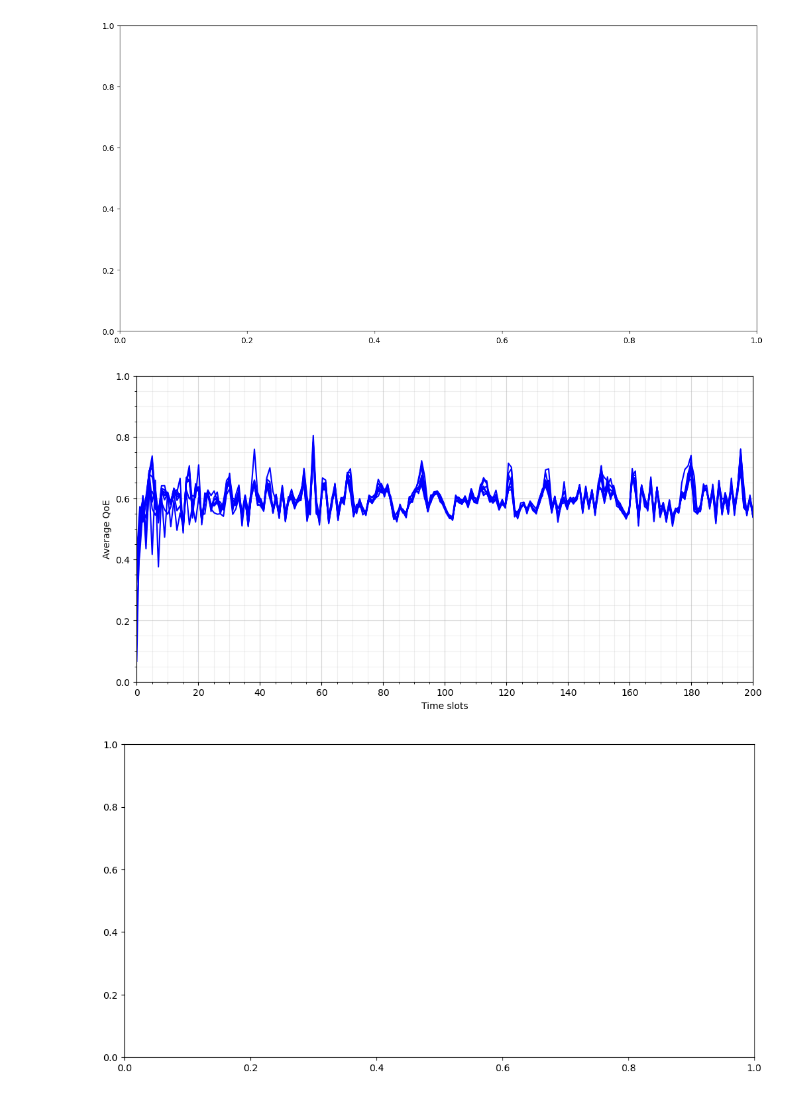
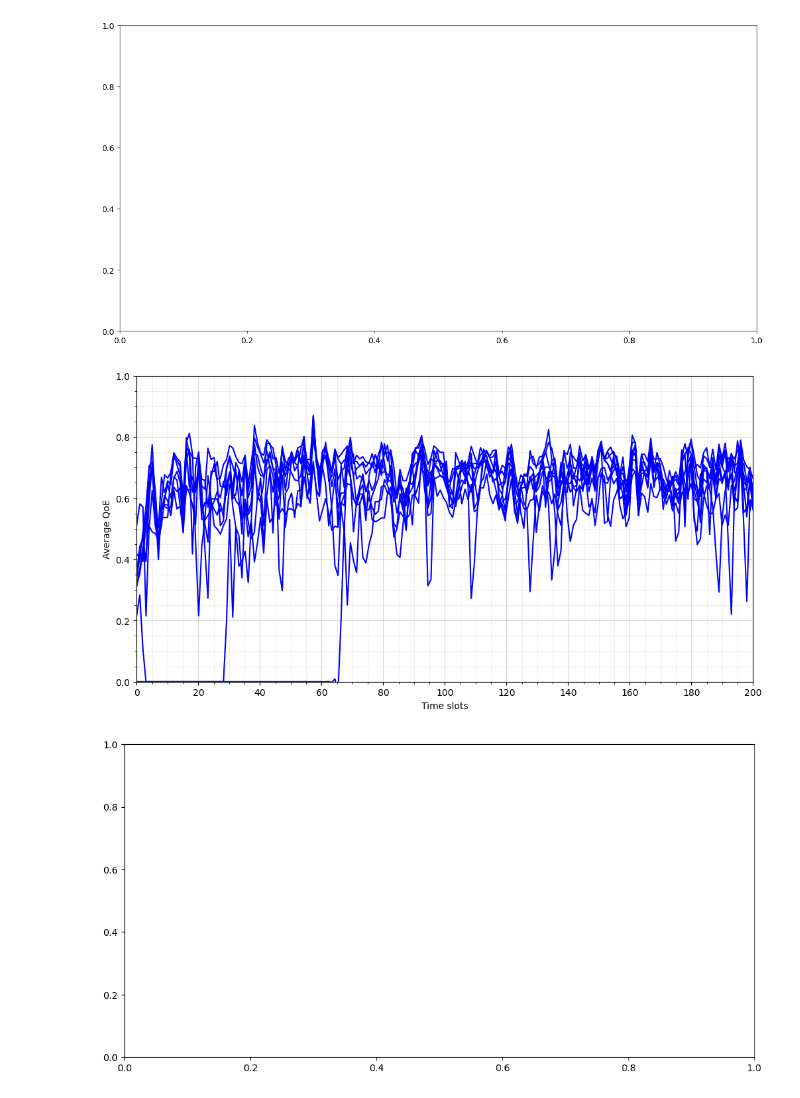
Before and after one commit to Tahuubinh/Offloading_to_Vehicles_2, a Jupyter notebook: Mec_ver4-main/result/Jup_result1.ipynb, the cells around one changed output. Cells and saved outputs as stored; diff of their text form; code cells hidden in the pictures.

```diff
--- a/Mec_ver4-main/result/Jup_result1.ipynb
+++ b/Mec_ver4-main/result/Jup_result1.ipynb
@@ -45,7 +45,7 @@ b = 170
 data1 = pd.read_csv("result1/DQN/1/cb_5phut.csv").values[:201, 1]
 number = np.asarray([i for i in range(data1.shape[0])])
 for i in range(1, 10):
-    data1 = pd.read_csv("result1/BFDQO/"+str(i)+"/cb_5phut.csv").values[:201, 1]
+    data1 = pd.read_csv("result1/BFDQO_b_0.6_k_0.8_e_0.12/"+str(i)+"/cb_5phut.csv").values[:201, 1]
     X_Y_Spline = make_interp_spline(number, data1)
     X_ = np.linspace(number.min(), number.max(), 200)
     Y_ = X_Y_Spline(X_)
@@ -57,34 +57,34 @@ for i in range(1, 10):
 # number = np.asarray([i for i in range(data1.shape[0])])
 # X_Y_Spline = make_interp_spline(number, data1)
 # X_ = np.linspace(number.min(), number.max(), 200)
 # Y_ = X_Y_Spline(X_)
 # ax.plot(X_, Y_, color=str(111111 * i), label = "FDQO")
 # Baverage1 = np.average(data1[0:a])
 # Waverage1 = np.average(data1[0:200])
 # Laverage1 = np.average(data1[b:100])
 
 plt.xlabel("Time slots")
 plt.ylabel("Average QoE")
 # plt.xticks(np.arange(0, 101, 5.0))
 # plt.axis([0, 100, 0, 1])
 ax.axis([0, 200, 0, 1])
 major_ticks = np.arange(0, 201, 20)
 minor_ticks = np.arange(0, 201, 5)
 
 ax.set_xticks(major_ticks)
 ax.set_xticks(minor_ticks, minor=True)
 ax.set_yticks(np.arange(0,1.05,0.2))
 ax.set_yticks(np.arange(0,1.05,0.05), minor=True)
 
 ax.grid(which='both')
 
 # Or if you want different settings for the grids:
 ax.grid(which='minor', alpha=0.2)
 ax.grid(which='major', alpha=0.5)
 #plt.savefig("../../Pictures/bFDQO_vs_others_200tslots_2.pdf")
 plt.show()
 # %% [output]
-[figure, old version]
+[figure, new version]
 # %%
 import numpy as np
 import matplotlib.pyplot as plt
```
Also changed, not shown: parts of 2 cells of this notebook, 9 other files.
